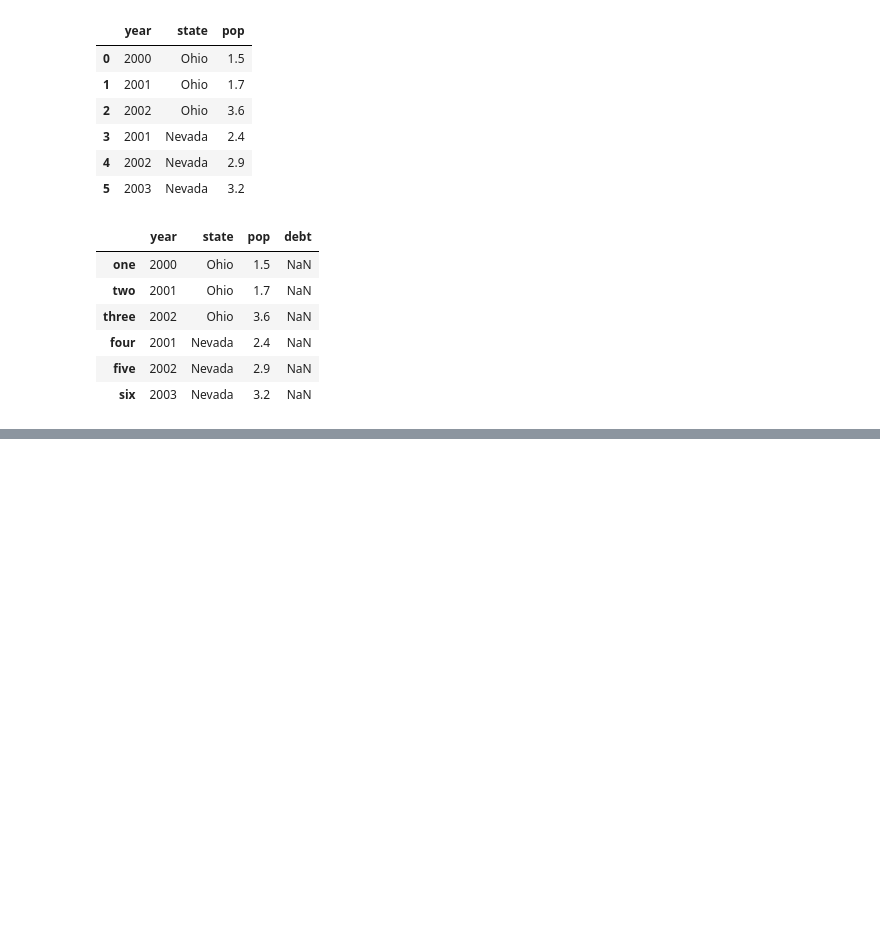
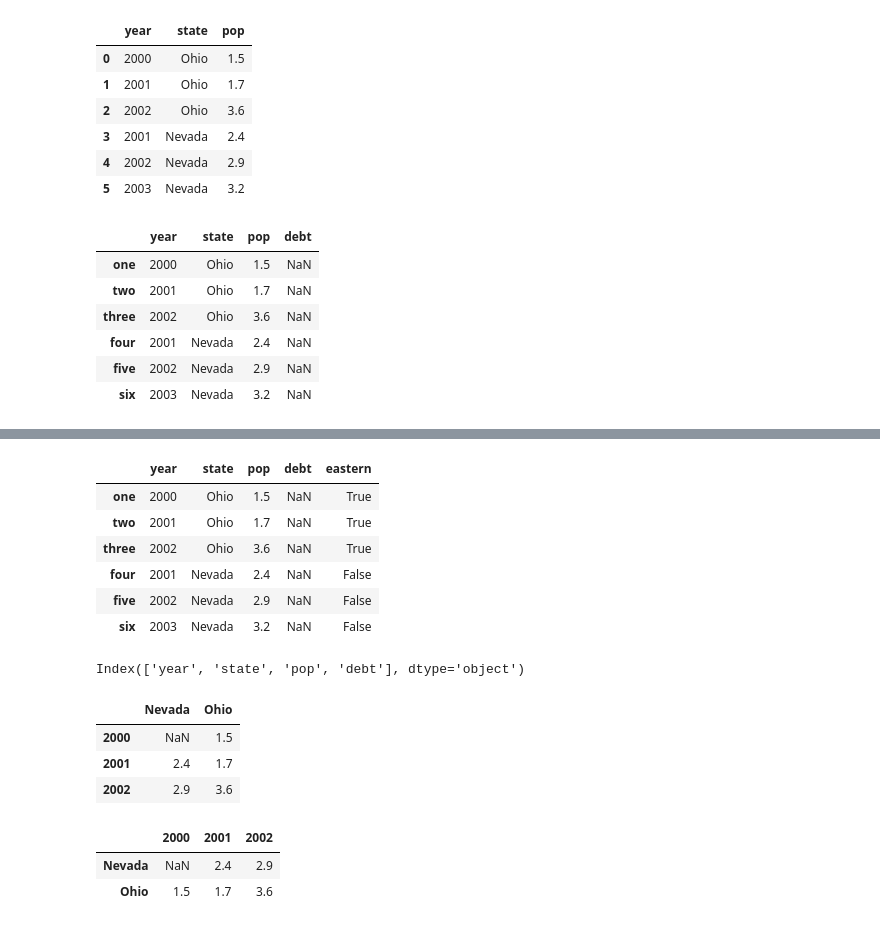
Before and after one commit to Chen-guoyi/Python-data-analysis, a Jupyter notebook: 利用 Python 进行数据分析（2nd）.ipynb, the cells around one changed output, grey strips where cells are left out. Drawn from its saved outputs; the diff is of its cells as text; code cells hidden in the pictures; blank space fills up the shorter version.

```diff
--- a/利用 Python 进行数据分析（2nd）.ipynb
+++ b/利用 Python 进行数据分析（2nd）.ipynb
@@ -209,0 +505,69 @@ frame2
+# %%
+# 为不存在的列赋值会创建出一个新列
+import pandas as pd
+from pandas import DataFrame
+
+
+data = {'state': ['Ohio', 'Ohio', 'Ohio', 'Nevada', 'Nevada', 'Nevada'],
+       'year': [2000, 2001, 2002, 2001, 2002, 2003],
+       'pop': [1.5, 1.7, 3.6, 2.4, 2.9, 3.2]}
+frame2 = pd.DataFrame(data, columns=['year', 'state', 'pop', 'debt'],
+                      index=['one', 'two', 'three', 'four', 'five', 'six'])
+
+frame2['eastern'] = frame2.state == 'Ohio'
+frame2
+# %% [output]
+|  | year | state | pop | debt | eastern |
+| one | 2000 | Ohio | 1.5 | NaN | True |
+| two | 2001 | Ohio | 1.7 | NaN | True |
+| three | 2002 | Ohio | 3.6 | NaN | True |
+| four | 2001 | Nevada | 2.4 | NaN | False |
+| five | 2002 | Nevada | 2.9 | NaN | False |
+| six | 2003 | Nevada | 3.2 | NaN | False |
+# %%
+# 关键字 del 用于删除列
+import pandas as pd
+from pandas import DataFrame
+
+
+data = {'state': ['Ohio', 'Ohio', 'Ohio', 'Nevada', 'Nevada', 'Nevada'],
+       'year': [2000, 2001, 2002, 2001, 2002, 2003],
+       'pop': [1.5, 1.7, 3.6, 2.4, 2.9, 3.2]}
+frame2 = pd.DataFrame(data, columns=['year', 'state', 'pop', 'debt'],
+                      index=['one', 'two', 'three', 'four', 'five', 'six'])
+
+frame2['eastern'] = frame2.state == 'Ohio'
+del frame2['eastern']
+frame2.columns
+# %% [output]
+Index(['year', 'state', 'pop', 'debt'], dtype='object')
+# %%
+# 嵌套字典
+import pandas as pd
+from pandas import DataFrame
+
+pop = {'Nevada': {2001: 2.4, 2002:2.9},
+      'Ohio': {2000: 1.5, 2001: 1.7, 2002: 3.6}}
+# 嵌套字典传给 DataFrame, pandas 就会被解释为：
+# 外层字典的键作为列，内层字典的键则作为行索引
+frame3 = pd.DataFrame(pop)
+frame3
+# %% [output]
+|  | Nevada | Ohio |
+| 2000 | NaN | 1.5 |
+| 2001 | 2.4 | 1.7 |
+| 2002 | 2.9 | 3.6 |
+# %%
+# DataFrame 转置（交换行和列）
+import pandas as pd
+from pandas import DataFrame
+
+pop = {'Nevada': {2001: 2.4, 2002:2.9},
+      'Ohio': {2000: 1.5, 2001: 1.7, 2002: 3.6}}
+frame3 = pd.DataFrame(pop)
+
+frame3.T
+# %% [output]
+|  | 2000 | 2001 | 2002 |
+| Nevada | NaN | 2.4 | 2.9 |
+| Ohio | 1.5 | 1.7 | 3.6 |
```
Also changed, not shown: parts of 39 cells of this notebook.
